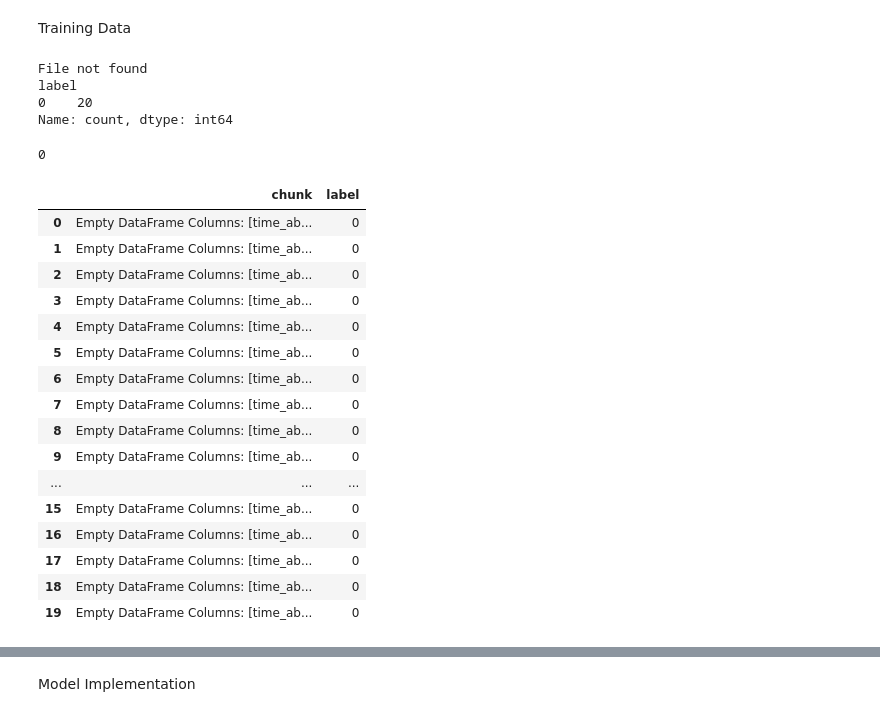
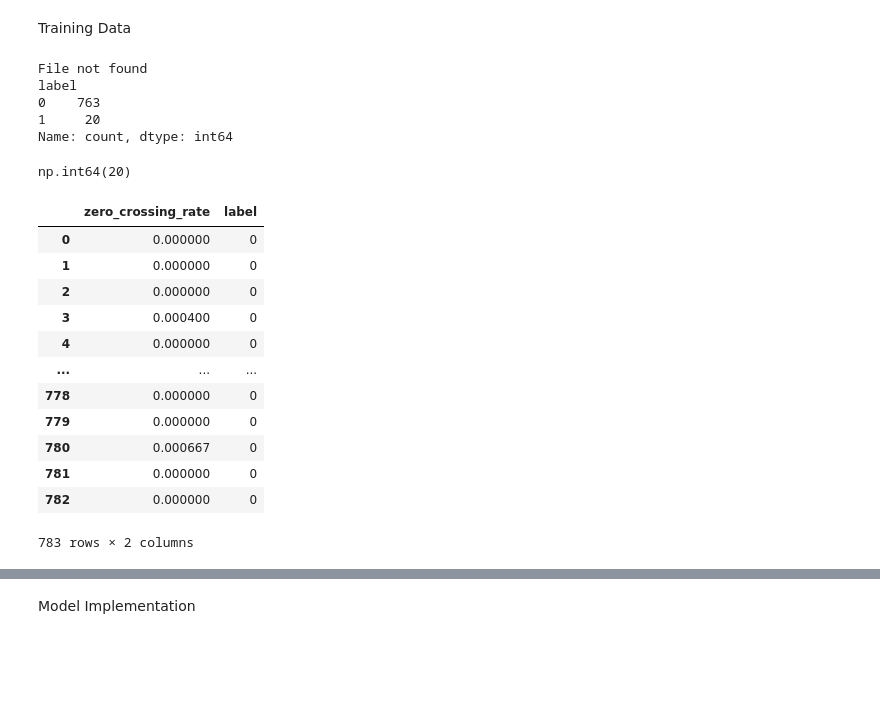
Before and after one commit to Mir-Shabab-Hasnat/NASA-Seismic-Detection-Model, a Jupyter notebook: space_apps/WORKING_model2.ipynb, the cells around one changed output, grey strips where cells are left out. Cells and saved outputs as stored; diff of their text form; code cells hidden in the pictures; blank space fills up the shorter version.

```diff
--- a/space_apps/WORKING_model2.ipynb
+++ b/space_apps/WORKING_model2.ipynb
@@ -372,9 +319,9 @@ def plot_data(data_dir, file_name):
 Training Data
 # %%
 testing_chunks = process_entire_catalog(catalog_lunar_dir, data_dir, chunk_size)
-# polished_df = convert_to_polished_df(testing_chunks)
+polished_df = convert_to_polished_df(testing_chunks)
 
-label_counts = testing_chunks["label"].value_counts()
+label_counts = polished_df["label"].value_counts()
 print(label_counts)
 
 count_label_1 = label_counts.get(1, 0)
@@ -383,26 +330,7 @@ count_label_1
 # %% [output]
 File not found
 label
-0    20
+0    763
+1     20
 Name: count, dtype: int64
-0
+np.int64(20)
-# %%
-testing_chunks
-# %% [output]
-|  | chunk | label |
-| 0 | Empty DataFrame Columns: [time_ab... | 0 |
-| 1 | Empty DataFrame Columns: [time_ab... | 0 |
-| 2 | Empty DataFrame Columns: [time_ab... | 0 |
-| 3 | Empty DataFrame Columns: [time_ab... | 0 |
-| 4 | Empty DataFrame Columns: [time_ab... | 0 |
-| 5 | Empty DataFrame Columns: [time_ab... | 0 |
-| 6 | Empty DataFrame Columns: [time_ab... | 0 |
-| 7 | Empty DataFrame Columns: [time_ab... | 0 |
-| 8 | Empty DataFrame Columns: [time_ab... | 0 |
-| 9 | Empty DataFrame Columns: [time_ab... | 0 |
-| ... | ... | ... |
-| 15 | Empty DataFrame Columns: [time_ab... | 0 |
-| 16 | Empty DataFrame Columns: [time_ab... | 0 |
-| 17 | Empty DataFrame Columns: [time_ab... | 0 |
-| 18 | Empty DataFrame Columns: [time_ab... | 0 |
-| 19 | Empty DataFrame Columns: [time_ab... | 0 |
@@ -410,0 +337,16 @@ testing_chunks
+# %%
+polished_df
+# %% [output]
+|  | zero_crossing_rate | label |
+| 0 | 0.000000 | 0 |
+| 1 | 0.000000 | 0 |
+| 2 | 0.000000 | 0 |
+| 3 | 0.000400 | 0 |
+| 4 | 0.000000 | 0 |
+| ... | ... | ... |
+| 778 | 0.000000 | 0 |
+| 779 | 0.000000 | 0 |
+| 780 | 0.000667 | 0 |
+| 781 | 0.000000 | 0 |
+| 782 | 0.000000 | 0 |
+783 rows × 2 columns
```
Also changed, not shown: parts of 16 cells of this notebook.
